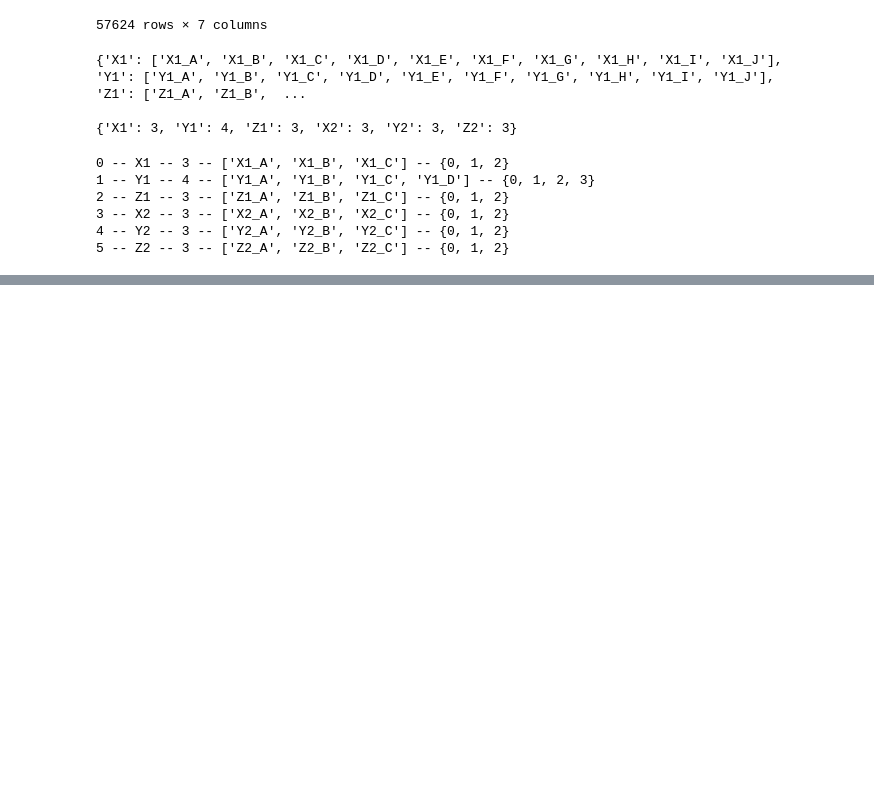
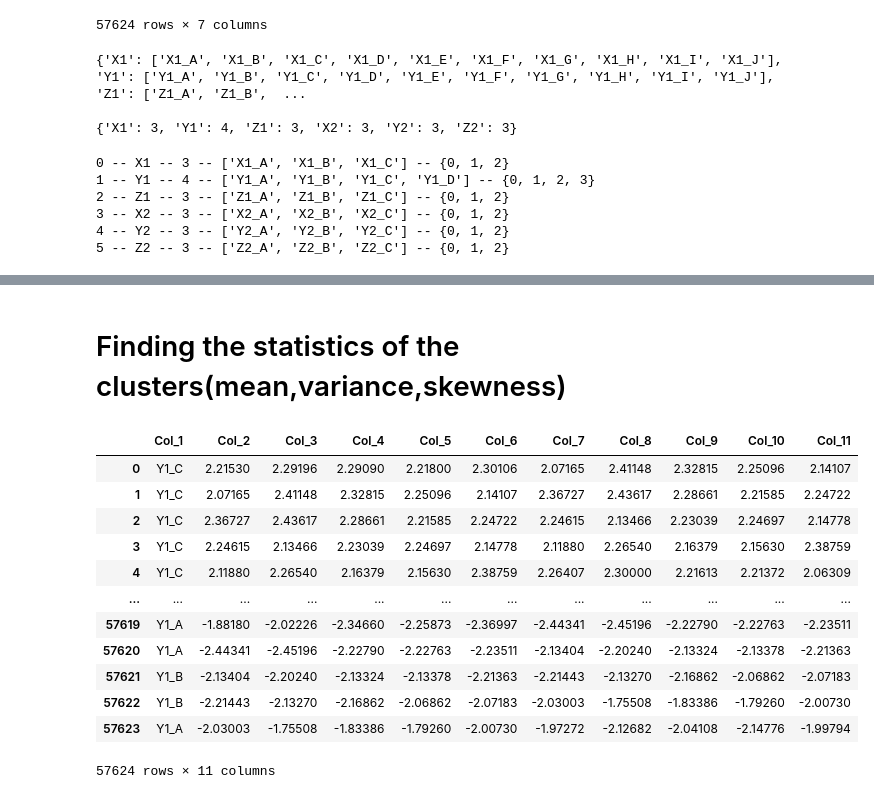
Before and after one commit to praveengadiyaram369/Activityrecognition_GaussianLDA, a Jupyter notebook: notebook/generate_subsequences.ipynb, the cells around one changed output, grey strips where cells are left out. Cells and saved outputs as stored; diff of their text form; code cells hidden in the pictures; blank space fills up the shorter version.

Commit message:
cluster statistics code changes

```diff
--- a/notebook/generate_subsequences.ipynb
+++ b/notebook/generate_subsequences.ipynb
@@ -199 +201,27 @@ doc_df
 57624 rows × 7 columns
+# %% [markdown]
+# Finding the statistics of the clusters(mean,variance,skewness)
+# %%
+def clust_subseq(X,i):
+    d1=pd.DataFrame(doc_df[X])
+    X1_df = pd.DataFrame(np_sequences[i])
+    df=pd.concat([d1,X1_df],axis = 1)
+    df.columns =['Col_1', 'Col_2','Col_3','Col_4','Col_5','Col_6','Col_7','Col_8','Col_9','Col_10','Col_11']
+    return df
+# %%
+dfY1 = clust_subseq('Y1',0)
+dfY1
+# %% [output]
+|  | Col_1 | Col_2 | Col_3 | Col_4 | Col_5 | Col_6 | Col_7 | Col_8 | Col_9 | Col_10 | Col_11 |
+| 0 | Y1_C | 2.21530 | 2.29196 | 2.29090 | 2.21800 | 2.30106 | 2.07165 | 2.41148 | 2.32815 | 2.25096 | 2.14107 |
+| 1 | Y1_C | 2.07165 | 2.41148 | 2.32815 | 2.25096 | 2.14107 | 2.36727 | 2.43617 | 2.28661 | 2.21585 | 2.24722 |
+| 2 | Y1_C | 2.36727 | 2.43617 | 2.28661 | 2.21585 | 2.24722 | 2.24615 | 2.13466 | 2.23039 | 2.24697 | 2.14778 |
+| 3 | Y1_C | 2.24615 | 2.13466 | 2.23039 | 2.24697 | 2.14778 | 2.11880 | 2.26540 | 2.16379 | 2.15630 | 2.38759 |
+| 4 | Y1_C | 2.11880 | 2.26540 | 2.16379 | 2.15630 | 2.38759 | 2.26407 | 2.30000 | 2.21613 | 2.21372 | 2.06309 |
+| ... | ... | ... | ... | ... | ... | ... | ... | ... | ... | ... | ... |
+| 57619 | Y1_A | -1.88180 | -2.02226 | -2.34660 | -2.25873 | -2.36997 | -2.44341 | -2.45196 | -2.22790 | -2.22763 | -2.23511 |
+| 57620 | Y1_A | -2.44341 | -2.45196 | -2.22790 | -2.22763 | -2.23511 | -2.13404 | -2.20240 | -2.13324 | -2.13378 | -2.21363 |
+| 57621 | Y1_B | -2.13404 | -2.20240 | -2.13324 | -2.13378 | -2.21363 | -2.21443 | -2.13270 | -2.16862 | -2.06862 | -2.07183 |
+| 57622 | Y1_B | -2.21443 | -2.13270 | -2.16862 | -2.06862 | -2.07183 | -2.03003 | -1.75508 | -1.83386 | -1.79260 | -2.00730 |
+| 57623 | Y1_A | -2.03003 | -1.75508 | -1.83386 | -1.79260 | -2.00730 | -1.97272 | -2.12682 | -2.04108 | -2.14776 | -1.99794 |
+57624 rows × 11 columns
```
Also changed, not shown: parts of 8 cells of this notebook, 1 other file.
